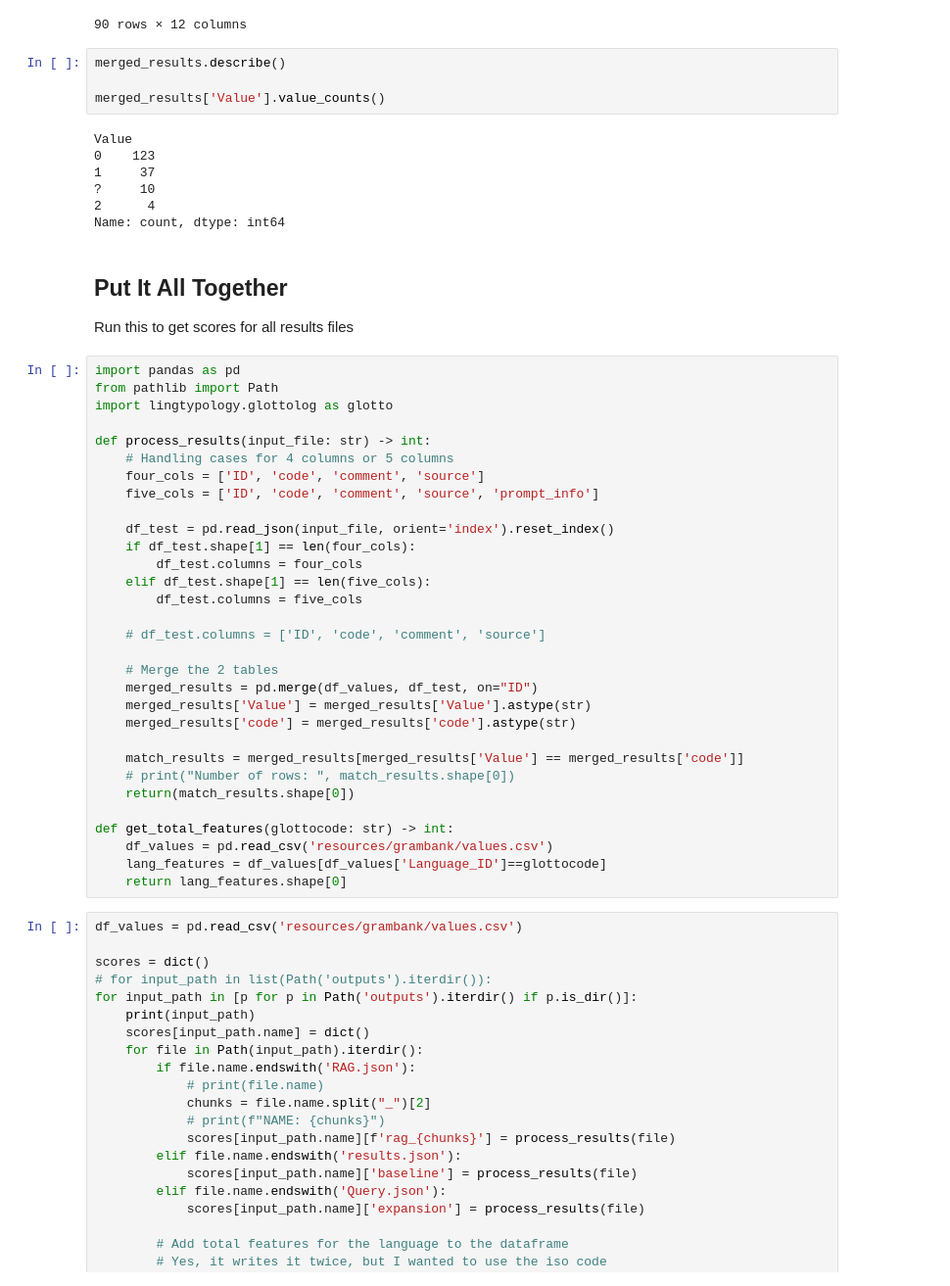
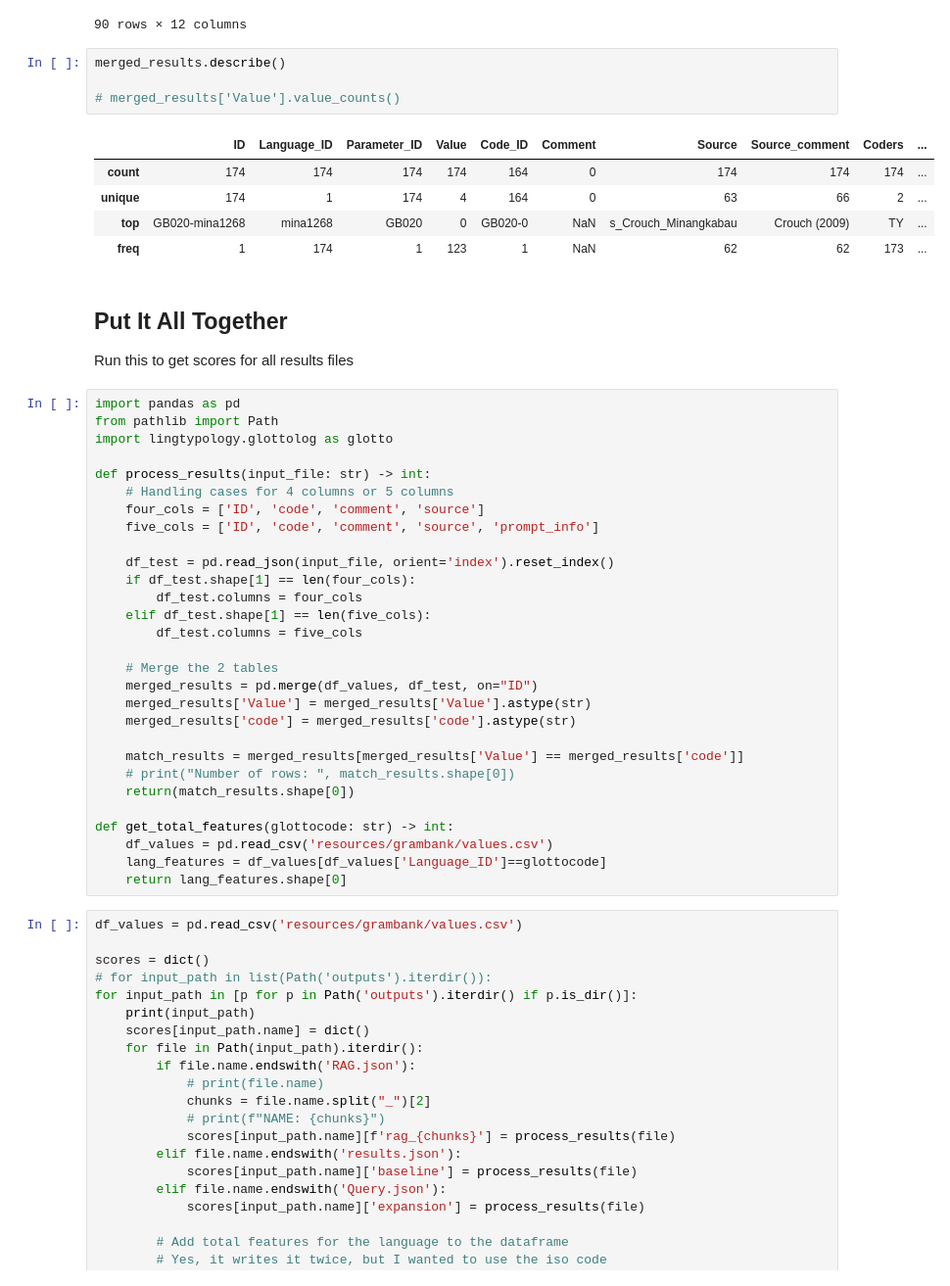
Before and after one commit to jonathanhus/gram_features, a Jupyter notebook: grambank-eval.ipynb, the cells around one changed output. Shown at 98% size. Drawn from its saved outputs; the diff is of its cells as text.

```diff
--- a/grambank-eval.ipynb
+++ b/grambank-eval.ipynb
@@ -94,14 +90,13 @@ Number of rows:  90
 # %%
 merged_results.describe()
 
-merged_results['Value'].value_counts()
+# merged_results['Value'].value_counts()
 # %% [output]
-Value
-0    123
-1     37
-?     10
-2      4
-Name: count, dtype: int64
+|  | ID | Language_ID | Parameter_ID | Value | Code_ID | Comment | Source | Source_comment | Coders | ... |
+| count | 174 | 174 | 174 | 174 | 164 | 0 | 174 | 174 | 174 | ... |
+| unique | 174 | 1 | 174 | 4 | 164 | 0 | 63 | 66 | 2 | ... |
+| top | GB020-mina1268 | mina1268 | GB020 | 0 | GB020-0 | NaN | s_Crouch_Minangkabau | Crouch (2009) | TY | ... |
+| freq | 1 | 174 | 1 | 123 | 1 | NaN | 62 | 62 | 173 | ... |
 # %% [markdown]
 ## Put It All Together
 
@@ -122,8 +117,6 @@ def process_results(input_file: str) -> int:
     elif df_test.shape[1] == len(five_cols):
         df_test.columns = five_cols
 
-    # df_test.columns = ['ID', 'code', 'comment', 'source']
-
     # Merge the 2 tables
     merged_results = pd.merge(df_values, df_test, on="ID")
     merged_results['Value'] = merged_results['Value'].astype(str)
```
Also changed, not shown: parts of 3 cells of this notebook.
